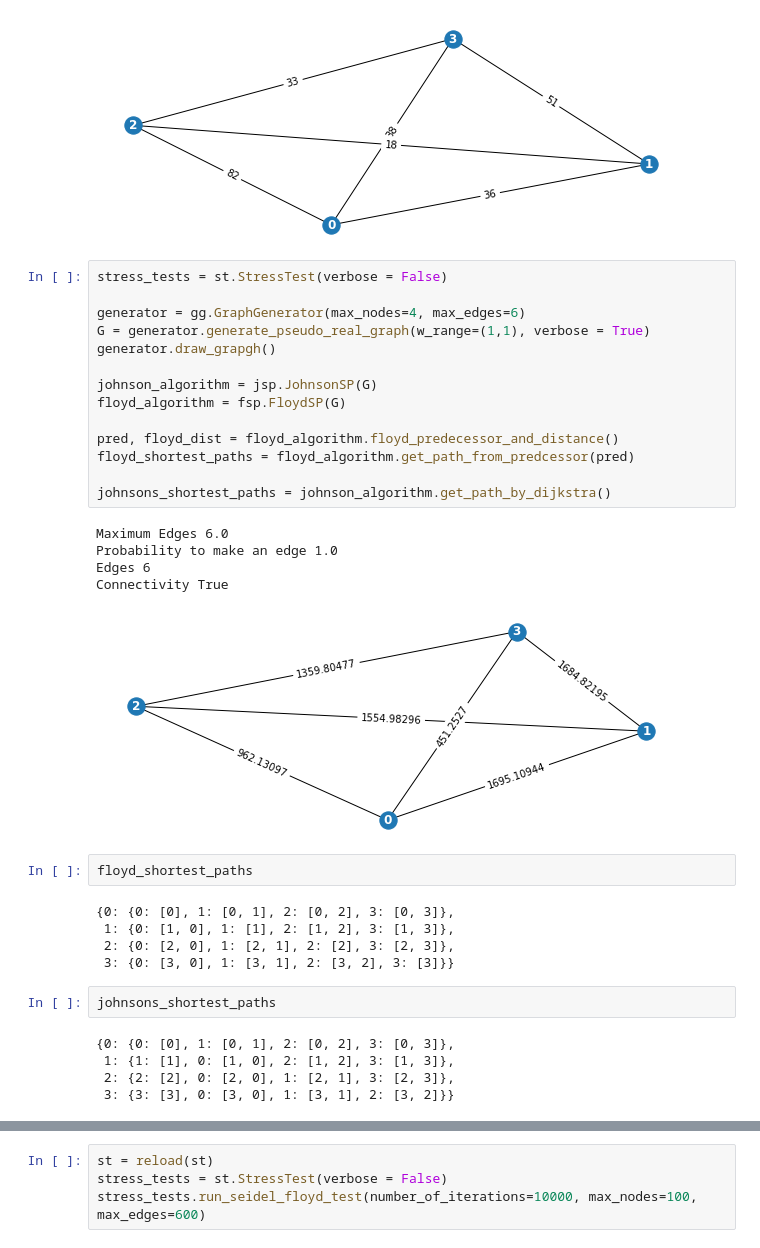
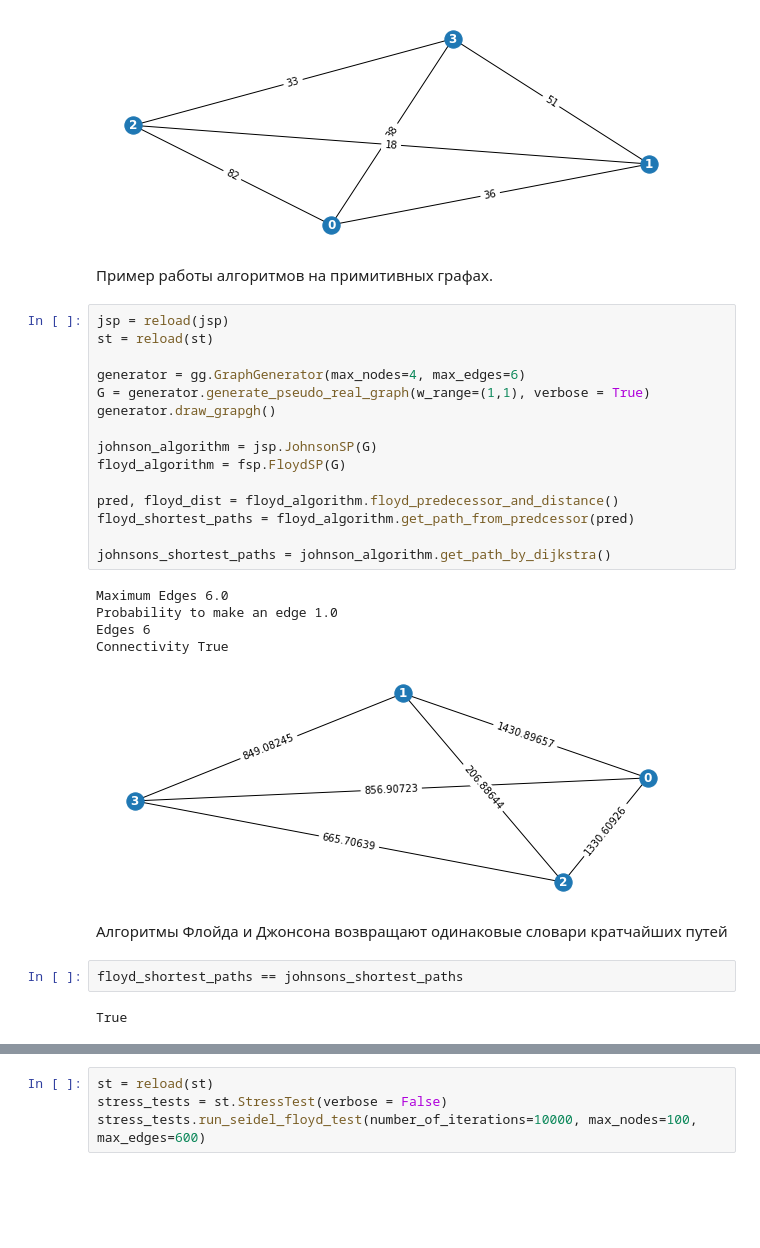
Before and after one commit to VirtualRoyalty/ShortestPathProblem, a Jupyter notebook: main.ipynb, the cells around one changed output, grey strips where cells are left out. Cells and saved outputs as stored; diff of their text form; blank space fills up the shorter version.

```diff
--- a/main.ipynb
+++ b/main.ipynb
@@ -34,37 +35,32 @@ G = generator.generate_weighted_graph(verbose = False)
 generator.draw_grapgh()
 # %% [output]
 [figure]
+# %% [markdown]
+Пример работы алгоритмов на примитивных графах.
 # %%
-stress_tests = st.StressTest(verbose = False)
+jsp = reload(jsp)
+st = reload(st)
 
 generator = gg.GraphGenerator(max_nodes=4, max_edges=6)
 G = generator.generate_pseudo_real_graph(w_range=(1,1), verbose = True)
 generator.draw_grapgh()
 
 johnson_algorithm = jsp.JohnsonSP(G)
 floyd_algorithm = fsp.FloydSP(G)
 
 pred, floyd_dist = floyd_algorithm.floyd_predecessor_and_distance()
 floyd_shortest_paths = floyd_algorithm.get_path_from_predcessor(pred)
 
 johnsons_shortest_paths = johnson_algorithm.get_path_by_dijkstra()
 # %% [output]
 Maximum Edges 6.0
 Probability to make an edge 1.0
 Edges 6
 Connectivity True
-[figure, old version]
+[figure, new version]
+# %% [markdown]
+Алгоритмы Флойда и Джонсона возвращают одинаковые словари кратчайших путей
 # %%
-floyd_shortest_paths
+floyd_shortest_paths == johnsons_shortest_paths
 # %% [output]
-{0: {0: [0], 1: [0, 1], 2: [0, 2], 3: [0, 3]},
- 1: {0: [1, 0], 1: [1], 2: [1, 2], 3: [1, 3]},
- 2: {0: [2, 0], 1: [2, 1], 2: [2], 3: [2, 3]},
- 3: {0: [3, 0], 1: [3, 1], 2: [3, 2], 3: [3]}}
+True
-# %%
-johnsons_shortest_paths
-# %% [output]
-{0: {0: [0], 1: [0, 1], 2: [0, 2], 3: [0, 3]},
- 1: {1: [1], 0: [1, 0], 2: [1, 2], 3: [1, 3]},
- 2: {2: [2], 0: [2, 0], 1: [2, 1], 3: [2, 3]},
- 3: {3: [3], 0: [3, 0], 1: [3, 1], 2: [3, 2]}}
```
Also changed, not shown: parts of 10 cells of this notebook, 1 other file.
